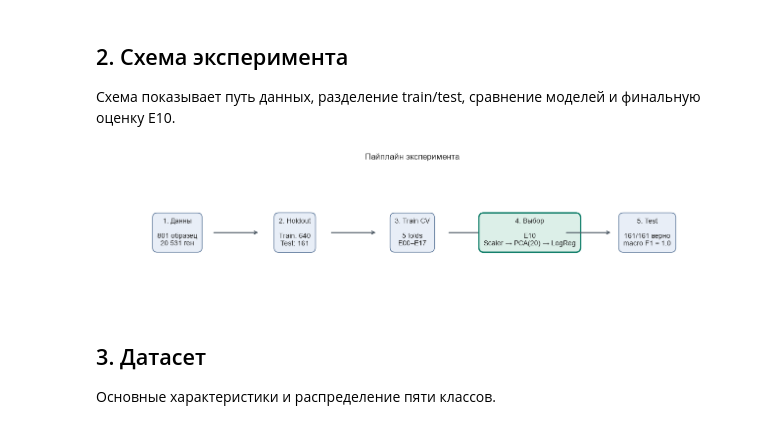
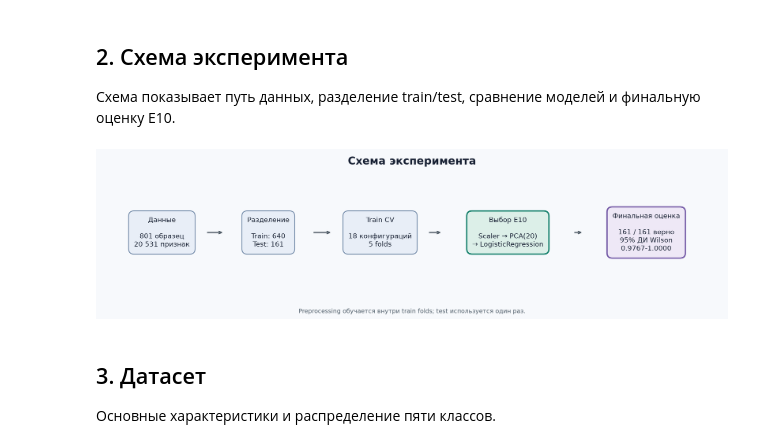
Before and after one commit to svetsss/cancer-rnaseq-classifier, a Jupyter notebook: notebooks/model_comparison_demo.ipynb, the cells around one changed output. Cells and saved outputs as stored; diff of their text form; code cells hidden in the pictures.

Commit message:
Strengthen project presentation and reproducibility

```diff
--- a/notebooks/model_comparison_demo.ipynb
+++ b/notebooks/model_comparison_demo.ipynb
@@ -49,48 +40,10 @@ print(f"Корень проекта: {ROOT}")
 ## 2. Схема эксперимента
 
 Схема показывает путь данных, разделение train/test, сравнение моделей и финальную оценку E10.
-# %%
-stages = [
-    ("1. Данны", "801 образец\n20 531 ген"),
-    ("2. Holdout", "Train: 640\nTest: 161"),
-    ("3. Train CV", "5 folds\nE00–E17"),
-    ("4. Выбор", "E10\nScaler → PCA(20) → LogReg"),
-    ("5. Test", "161/161 верно\nmacro F1 = 1.0"),
-]
-
-figure, axes = plt.subplots(figsize=(13, 3.2))
-for index, (title, details) in enumerate(stages):
-    selected = index == 3
-    axes.text(
-        index,
-        0.5,
-        f"{title}\n\n{details}",
-        ha="center",
-        va="center",
-        fontsize=10,
-        bbox={
-            "boxstyle": "round,pad=0.7",
-            "facecolor": "#dcefe8" if selected else "#e8eef7",
-            "edgecolor": "#16816d" if selected else "#6f87a6",
-            "linewidth": 2 if selected else 1.2,
-        },
-    )
-    if index < len(stages) - 1:
-        axes.annotate(
-            "",
-            xy=(index + 0.70, 0.5),
-            xytext=(index + 0.30, 0.5),
-            arrowprops={"arrowstyle": "->", "color": "#4f5b66", "linewidth": 1.5},
-        )
-
-axes.set_title("Пайплайн эксперимента", pad=14)
-axes.set_xlim(-0.65, len(stages) - 0.35)
-axes.set_ylim(0, 1)
-axes.axis("off")
-figure.tight_layout()
-plt.show()
-# %% [output]
-[figure, removed]
+# %%
+display(Image(filename=str(ROOT / "figures" / "project_pipeline.png")))
+# %% [output]
+[figure, added]
 # %% [markdown]
 ## 3. Датасет
 
```
Also changed, not shown: parts of 1 cell of this notebook, 13 other files.
